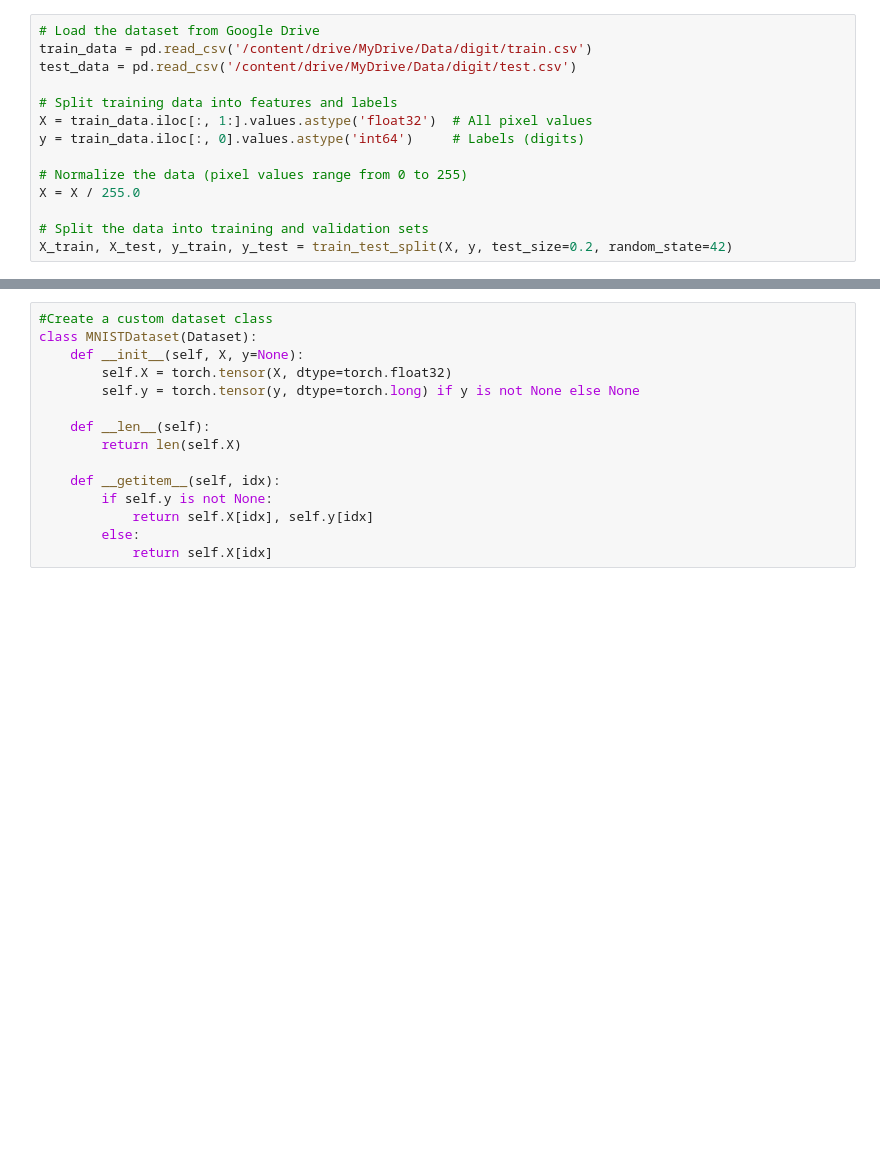
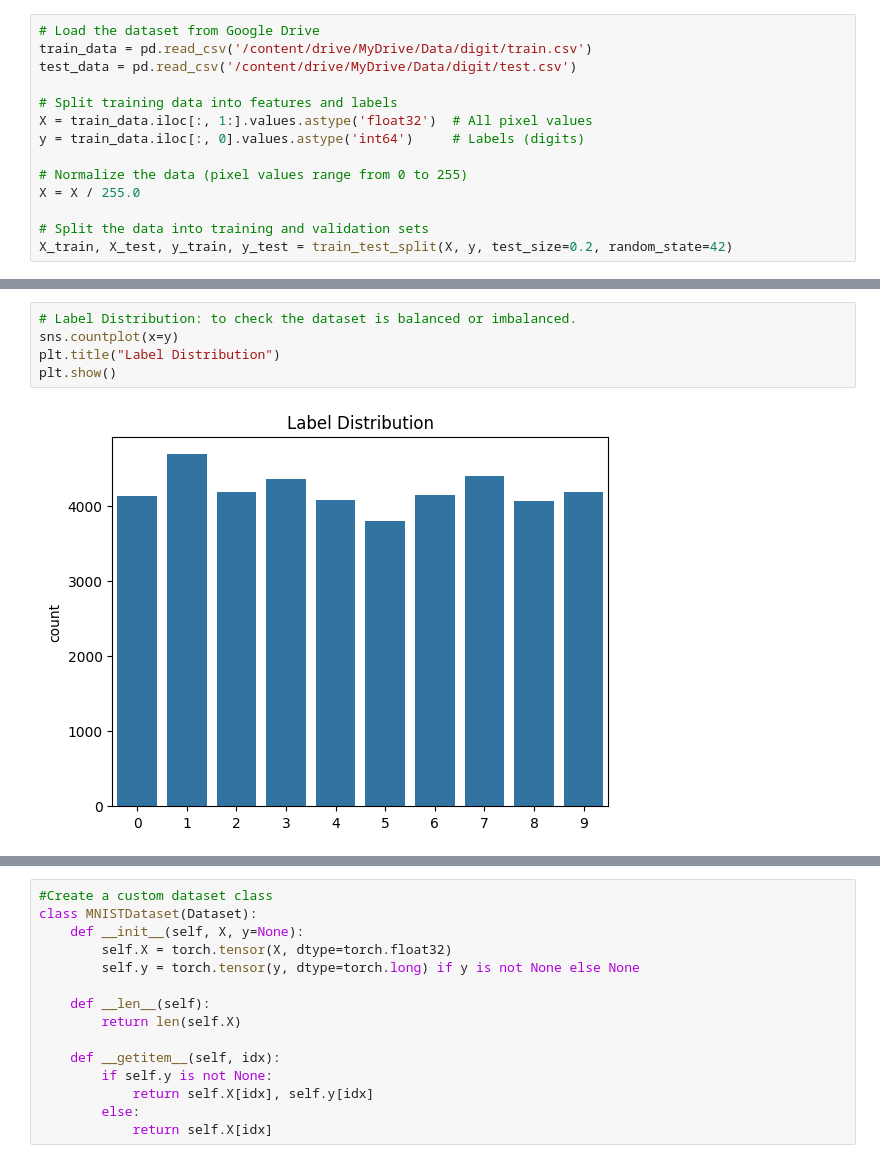
Before and after one commit to isharainduranga/Digit-Recognizer, a Jupyter notebook: digit_recognize.ipynb, the cells around one changed output, grey strips where cells are left out. Cells and saved outputs as stored; diff of their text form; blank space fills up the shorter version.

```diff
--- a/digit_recognize.ipynb
+++ b/digit_recognize.ipynb
@@ -32,0 +44,7 @@ X_train, X_test, y_train, y_test = train_test_split(X, y, test_size=0.2, random_
+# %%
+# Label Distribution: to check the dataset is balanced or imbalanced.
+sns.countplot(x=y)
+plt.title("Label Distribution")
+plt.show()
+# %% [output]
+[figure, added]
```
Also changed, not shown: parts of 19 cells of this notebook.
